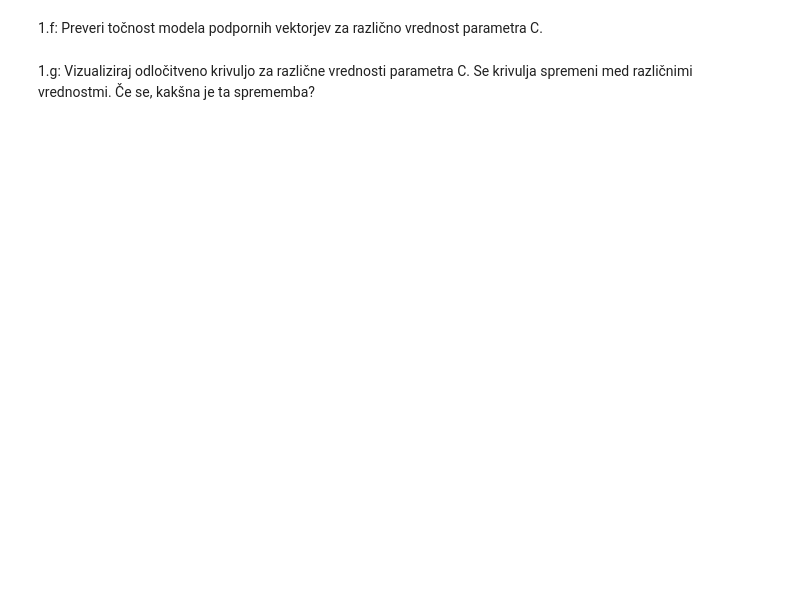
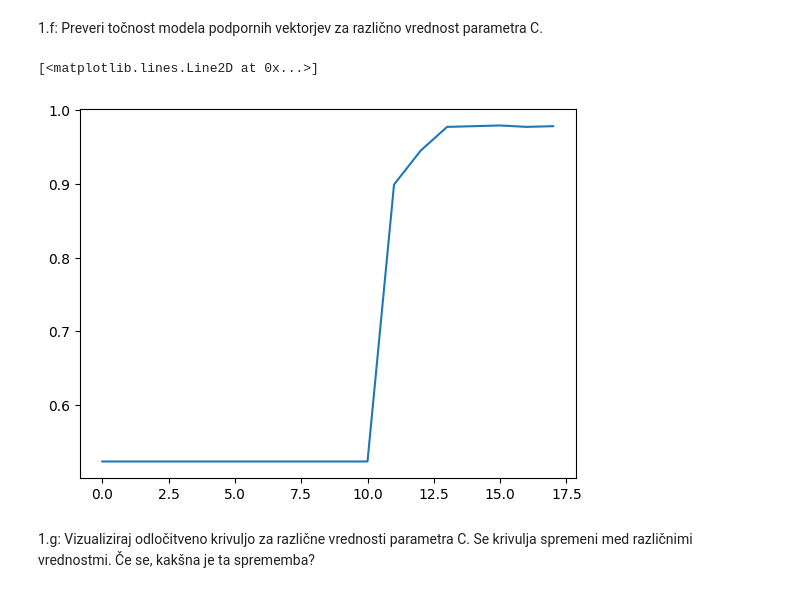
Before and after one commit to anejrozman/Machine-Learning-1, a Jupyter notebook: w5/vaje5.ipynb, the cells around one changed output. Saved outputs shown, nothing was run; the diff lists cells and outputs as text; code cells hidden in the pictures; blank space fills up the shorter version.

```diff
--- a/w5/vaje5.ipynb
+++ b/w5/vaje5.ipynb
@@ -43,4 +106,24 @@ def vizualize_decision_boundery(model, X, y):
 # %% [markdown]
 1.f: Preveri točnost modela podpornih vektorjev za različno vrednost parametra C.
+# %%
+# Train model and asses its accuracy with KFold for different c values
+kf = KFold(n_splits=5, shuffle=True)
+accuracy = []
+
+for c in range(15, -3, -1):
+    svc = SVC(kernel='linear', C=10**(-c))
+    accCScore = []
+    for i, (train_index, test_index) in enumerate(kf.split(X)):
+        X_train, X_test = X[train_index], X[test_index]
+        y_train, y_test = y[train_index], y[test_index]
+        svc.fit(X_train, y_train)
+        accCScore.append(accuracy_score(y_test, svc.predict(X_test)))
+    accuracy.append(np.mean(accCScore))
+
+# Visualize the accuracy for different c values
+plt.plot(range(0, 18), accuracy)
+# %% [output]
+[<matplotlib.lines.Line2D at 0x...>]
+[figure, added]
 # %% [markdown]
 1.g: Vizualiziraj odločitveno krivuljo za različne vrednosti parametra C. Se krivulja spremeni med različnimi vrednostmi. Če se, kakšna je ta sprememba?
```
Also changed, not shown: parts of 16 cells of this notebook.
